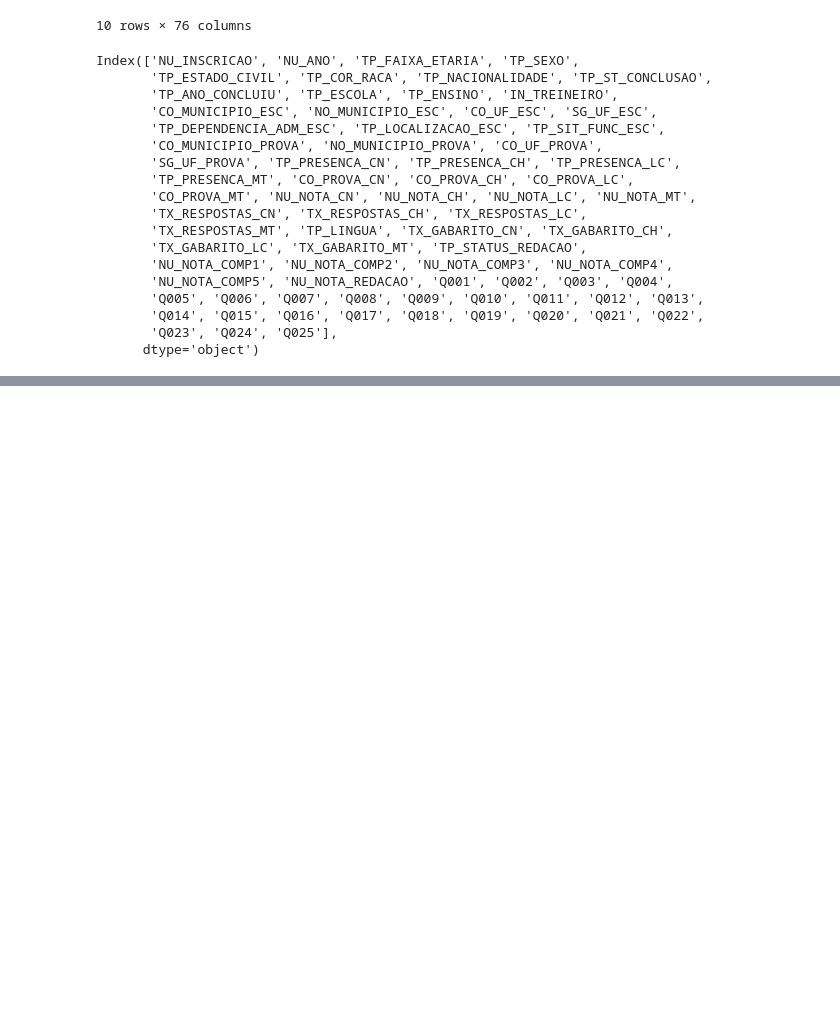
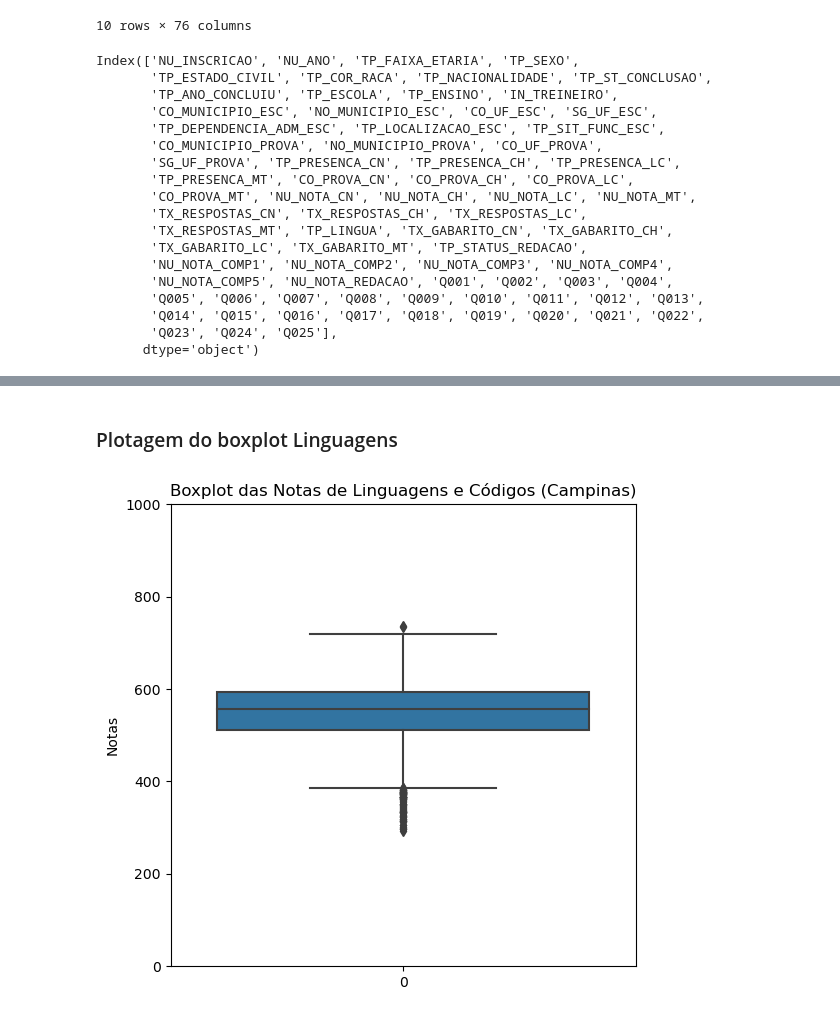
Before and after one commit to G4brielLB/enemStatistics, a Jupyter notebook: enemStatistics.ipynb, the cells around one changed output, grey strips where cells are left out. Drawn from its saved outputs; the diff is of its cells as text; code cells hidden in the pictures; blank space fills up the shorter version.

Commit message:
Análise Notas e Perguntas

```diff
--- a/enemStatistics.ipynb
+++ b/enemStatistics.ipynb
@@ -84,3 +85,9 @@ df.head(10)
 10 rows × 76 columns
 # %%
 df_campinas.to_csv('MICRODADOS_ENEM_2023_CAMPINAS.csv', sep=';', encoding='ISO-8859-1')
+# %%
+df_campinas = pd.read_csv('MICRODADOS_ENEM_2023_CAMPINAS.csv', sep=';', encoding='ISO-8859-1')
+# %%
+colunas = ['NO_MUNICIPIO_ESC', 'NU_NOTA_CN', 'NU_NOTA_CH', 'NU_NOTA_LC', 'NU_NOTA_MT', 'Q006', 'Q010', 'Q024', 'Q025']
+df_campinas_filtrado = df_campinas.filter(items=colunas)
+df_campinas_filtrado.head(10)
@@ -86,0 +209,11 @@ df_campinas.to_csv('MICRODADOS_ENEM_2023_CAMPINAS.csv', sep=';', encoding='ISO-8
+# %% [markdown]
+### Plotagem do boxplot Linguagens
+# %%
+plt.figure(figsize=(6, 6))
+sns.boxplot(data=df_campinas_filtrado['NU_NOTA_LC'])
+plt.ylabel('Notas')
+plt.yticks(range(0, 1001, 200))
+plt.title('Boxplot das Notas de Linguagens e Códigos (Campinas)')
+plt.show()
+# %% [output]
+[figure, added]
```
Also changed, not shown: parts of 36 cells of this notebook, 1 other file.
